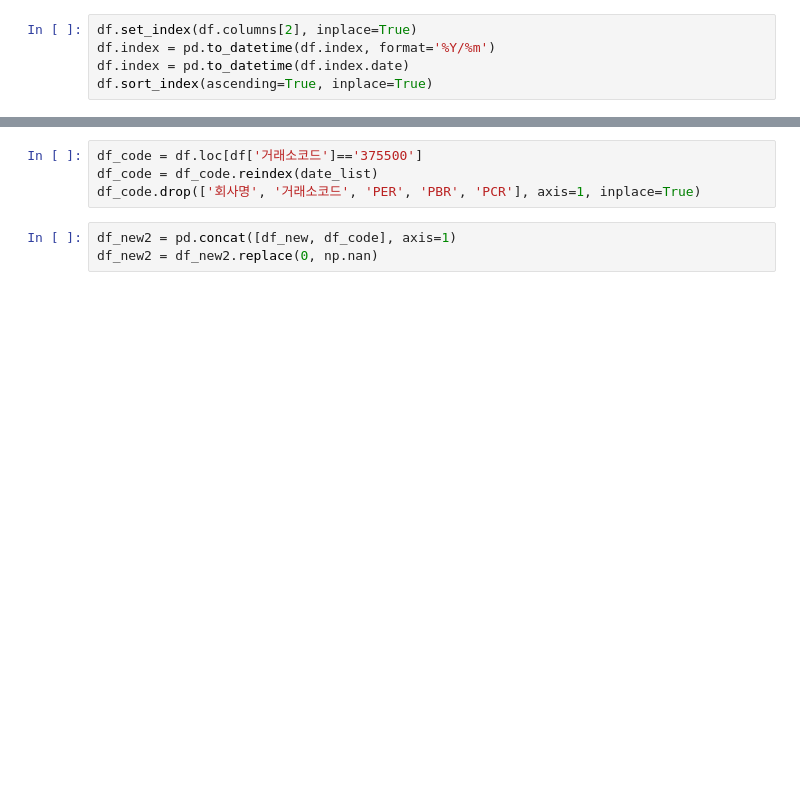
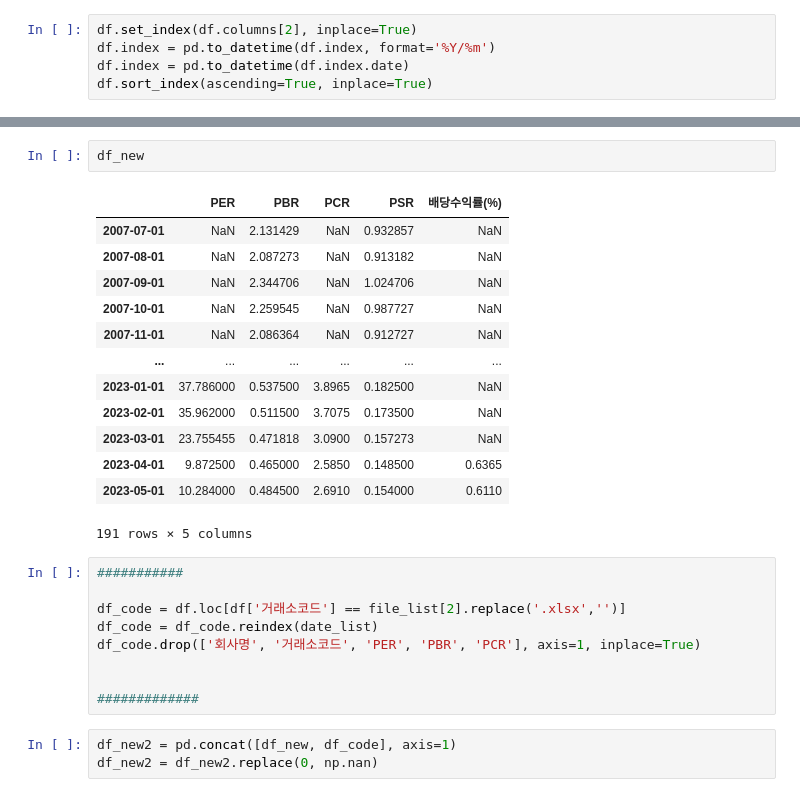
Before and after one commit to Meermeer/Projects, a Jupyter notebook: 사후수익률뽑자.ipynb, the cells around one changed output, grey strips where cells are left out. Cells and saved outputs as stored; diff of their text form; blank space fills up the shorter version.

```diff
--- a/사후수익률뽑자.ipynb
+++ b/사후수익률뽑자.ipynb
@@ -106,7 +153,28 @@ df_new = pd.DataFrame(my_dict, index=date_list)
+# %%
+df_new
+# %% [output]
+|  | PER | PBR | PCR | PSR | 배당수익률(%) |
+| 2007-07-01 | NaN | 2.131429 | NaN | 0.932857 | NaN |
+| 2007-08-01 | NaN | 2.087273 | NaN | 0.913182 | NaN |
+| 2007-09-01 | NaN | 2.344706 | NaN | 1.024706 | NaN |
+| 2007-10-01 | NaN | 2.259545 | NaN | 0.987727 | NaN |
+| 2007-11-01 | NaN | 2.086364 | NaN | 0.912727 | NaN |
+| ... | ... | ... | ... | ... | ... |
+| 2023-01-01 | 37.786000 | 0.537500 | 3.8965 | 0.182500 | NaN |
+| 2023-02-01 | 35.962000 | 0.511500 | 3.7075 | 0.173500 | NaN |
+| 2023-03-01 | 23.755455 | 0.471818 | 3.0900 | 0.157273 | NaN |
+| 2023-04-01 | 9.872500 | 0.465000 | 2.5850 | 0.148500 | 0.6365 |
+| 2023-05-01 | 10.284000 | 0.484500 | 2.6910 | 0.154000 | 0.6110 |
+191 rows × 5 columns
 # %%
-df_code = df.loc[df['거래소코드']=='375500']
+###########
+
+df_code = df.loc[df['거래소코드'] == file_list[2].replace('.xlsx','')]
 df_code = df_code.reindex(date_list)
 df_code.drop(['회사명', '거래소코드', 'PER', 'PBR', 'PCR'], axis=1, inplace=True)
+
+
+#############
 # %%
 df_new2 = pd.concat([df_new, df_code], axis=1)
 df_new2 = df_new2.replace(0, np.nan)
```
Also changed, not shown: parts of 11 cells of this notebook, 2 other files.
